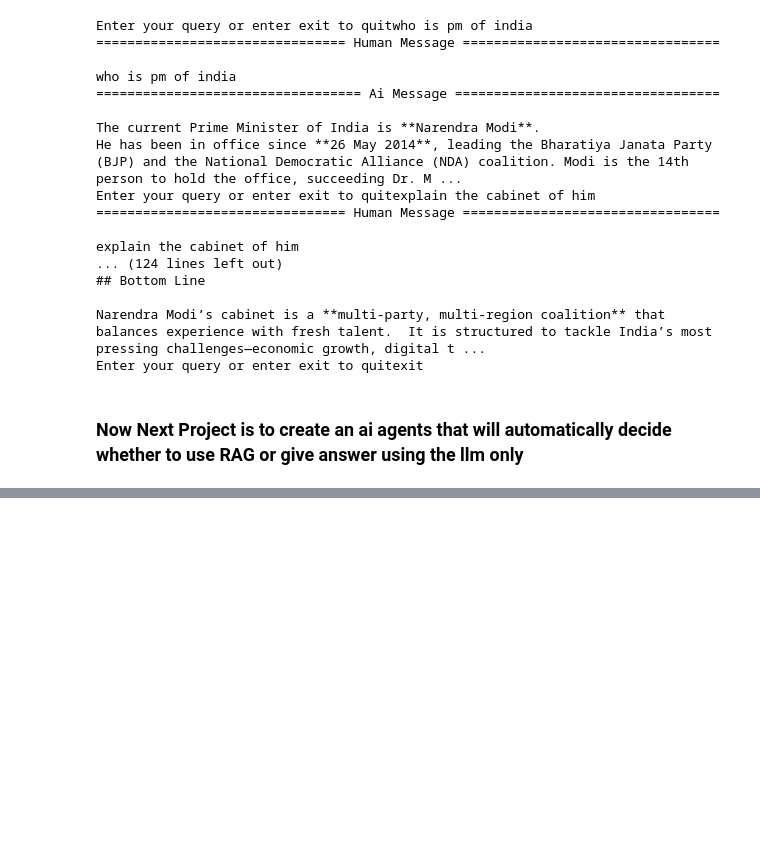
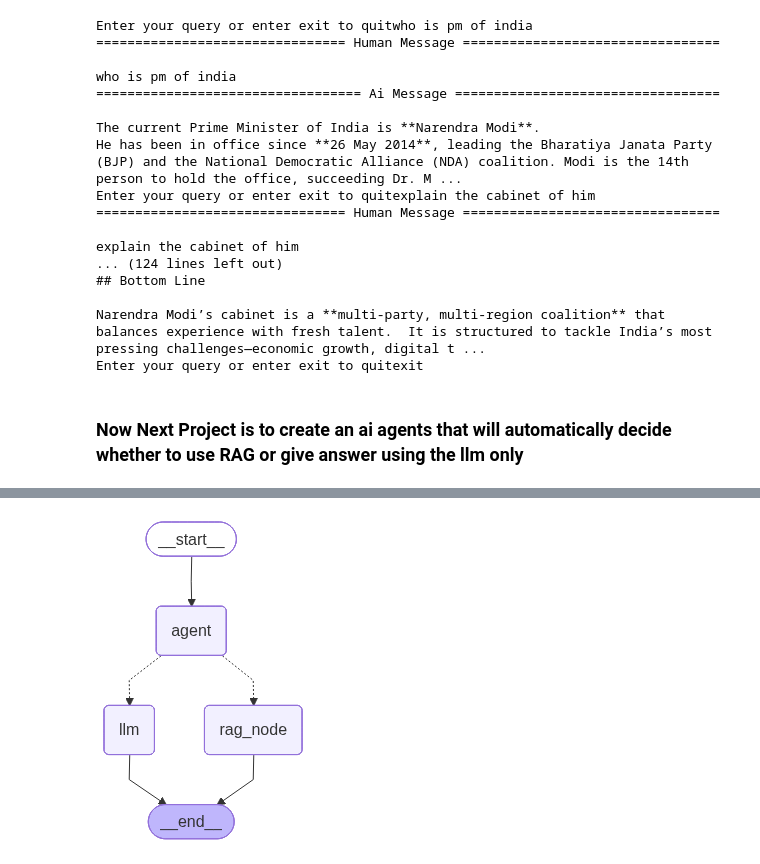
Before and after one commit to RautRitesh/langgraph, a Jupyter notebook: Langgraph_with_MessagesState.ipynb, the cells around one changed output, grey strips where cells are left out. Saved outputs shown, nothing was run; the diff lists cells and outputs as text; code cells hidden in the pictures; blank space fills up the shorter version.

```diff
--- a/Langgraph_with_MessagesState.ipynb
+++ b/Langgraph_with_MessagesState.ipynb
@@ -480,0 +527,34 @@ print(response)
+# %%
+rag_node=ToolNode([rag])
+# %%
+def llm(AgentState):
+  message=AgentState["messages"]
+  user_query=message[-1]
+  print(user_query)
+  response=llm.invoke(user_query)
+  return {"messages":response}
+# %%
+def router(AgentState)->Literal["rag_node","llm"]:
+  topic=AgentState["internal_parser"].Topic
+  if 'Machine Lerning' in topic:
+    return "rag_node"
+  else:
+    return "llm"
+# %%
+workflow5=StateGraph(AgentState)
+workflow5.add_node("agent",agent)
+workflow5.add_node("rag_node",rag_node)
+workflow5.add_node("llm",llm)
+workflow5.add_edge(START,"agent")
+workflow5.add_conditional_edges(
+    "agent",router,{"rag_node":"rag_node","llm":"llm"}
+)
+workflow5.add_edge("llm",END)
+app5=workflow5.compile()
+# %%
+try:
+  display(Image(app5.get_graph().draw_mermaid_png()))
+except Exception as e:
+  print(e)
+# %% [output]
+[figure, added]
```
Also changed, not shown: parts of 12 cells of this notebook.
